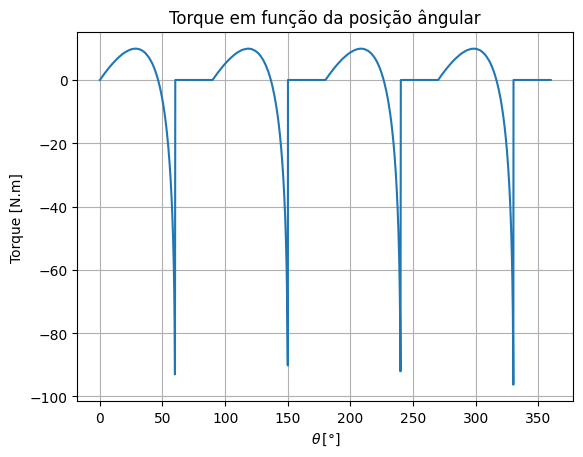
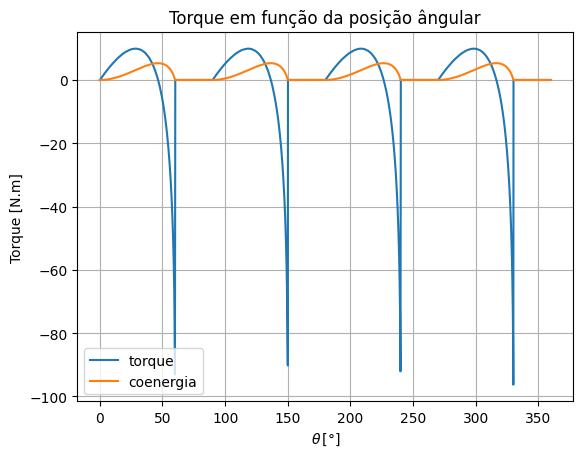
Code edit (unified diff) that turned the first committed figure into the second:
--- before
+++ after
@@ -5,8 +5,10 @@
     torque_array[k] = (Wc_array[k] - Wc_array[k-1]) / dtheta
 
-plt.plot(theta_array[:-2], torque_array[:-2])
+plt.plot(theta_array[:-2], torque_array[:-2], label = 'torque')
+plt.plot(theta_array[:-2], Wc_array[:-2], label = 'coenergia')
 plt.xlabel(r'$\theta\,[°]$')
 plt.ylabel('Torque [N.m]')
 plt.title('Torque em função da posição ângular')
 plt.grid(True)
+plt.legend(loc = 'best')
 plt.show()

Commit: Add files via upload